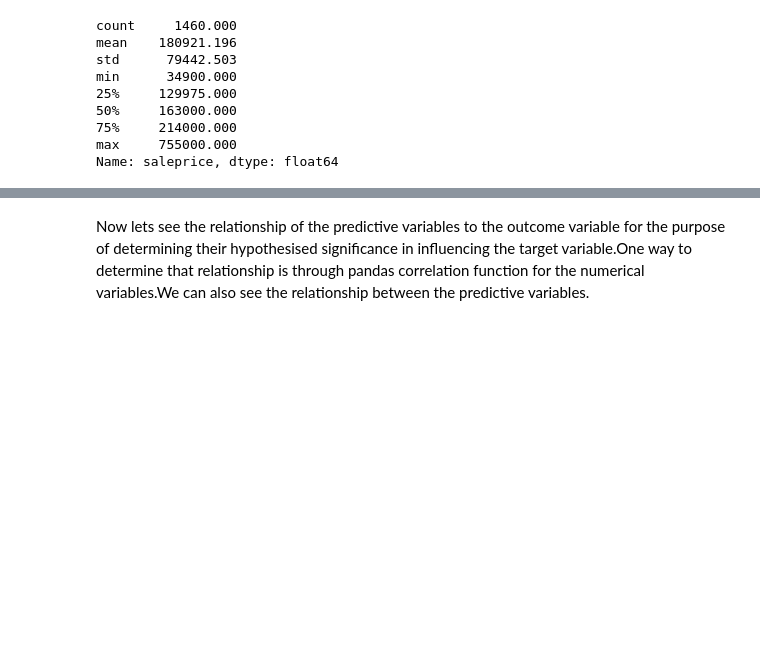
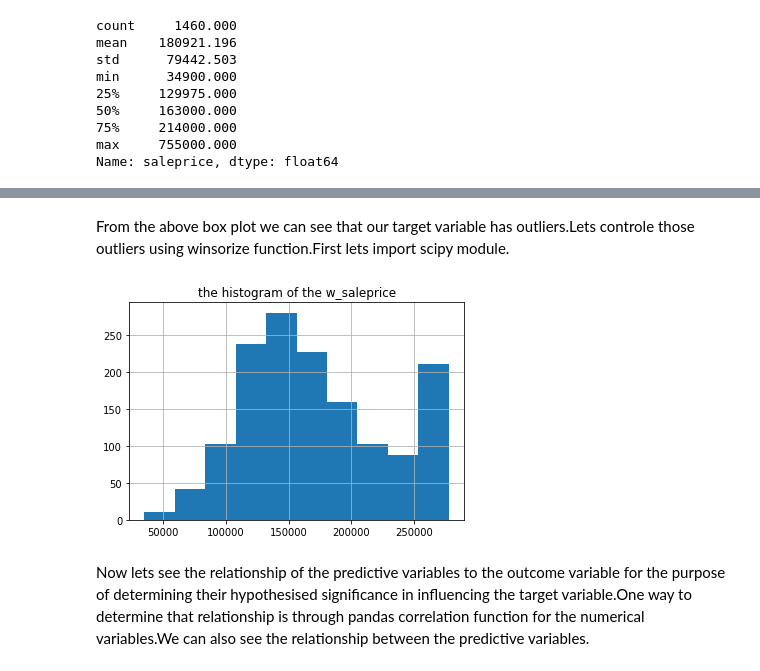
Before and after one commit to AmanuelKG/sharing_thinkful, a Jupyter notebook: supervised_regression/Supervised_regression_challenge.ipynb, the cells around one changed output, grey strips where cells are left out. Saved outputs shown, nothing was run; the diff lists cells and outputs as text; code cells hidden in the pictures; blank space fills up the shorter version.

```diff
--- a/supervised_regression/Supervised_regression_challenge.ipynb
+++ b/supervised_regression/Supervised_regression_challenge.ipynb
@@ -253,0 +242,10 @@ plt.ylabel('Frequency');
+# %% [markdown]
+From the above box plot we can see that our target variable has outliers.Lets controle those outliers using winsorize function.First lets import scipy module.
+# %%
+from scipy.stats.mstats import winsorize
+w_saleprice = winsorize(new_house_prices["saleprice"], (0, 0.10))
+w_saleprice = pd.Series(w_saleprice)
+w_saleprice.hist();
+plt.title('the histogram of the w_saleprice');
+# %% [output]
+[figure, added]
```
Also changed, not shown: parts of 17 cells of this notebook.
